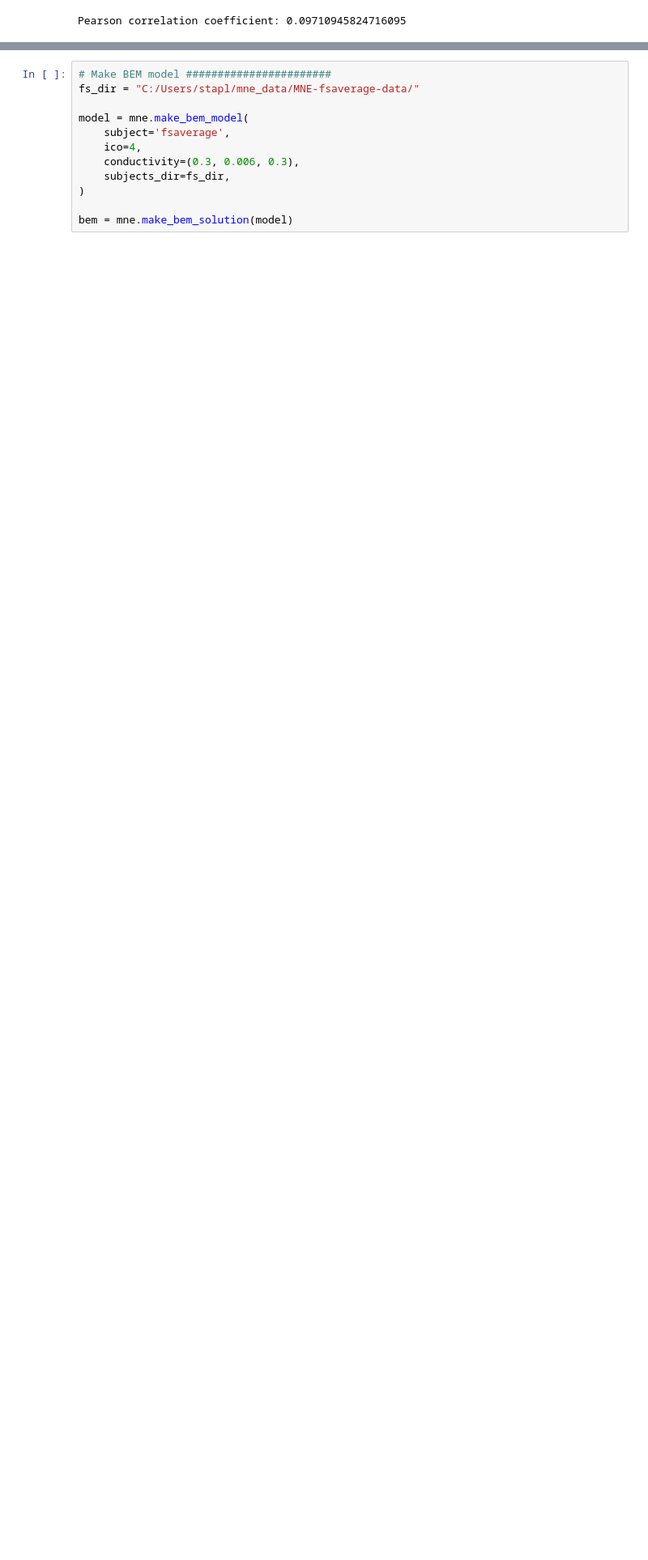
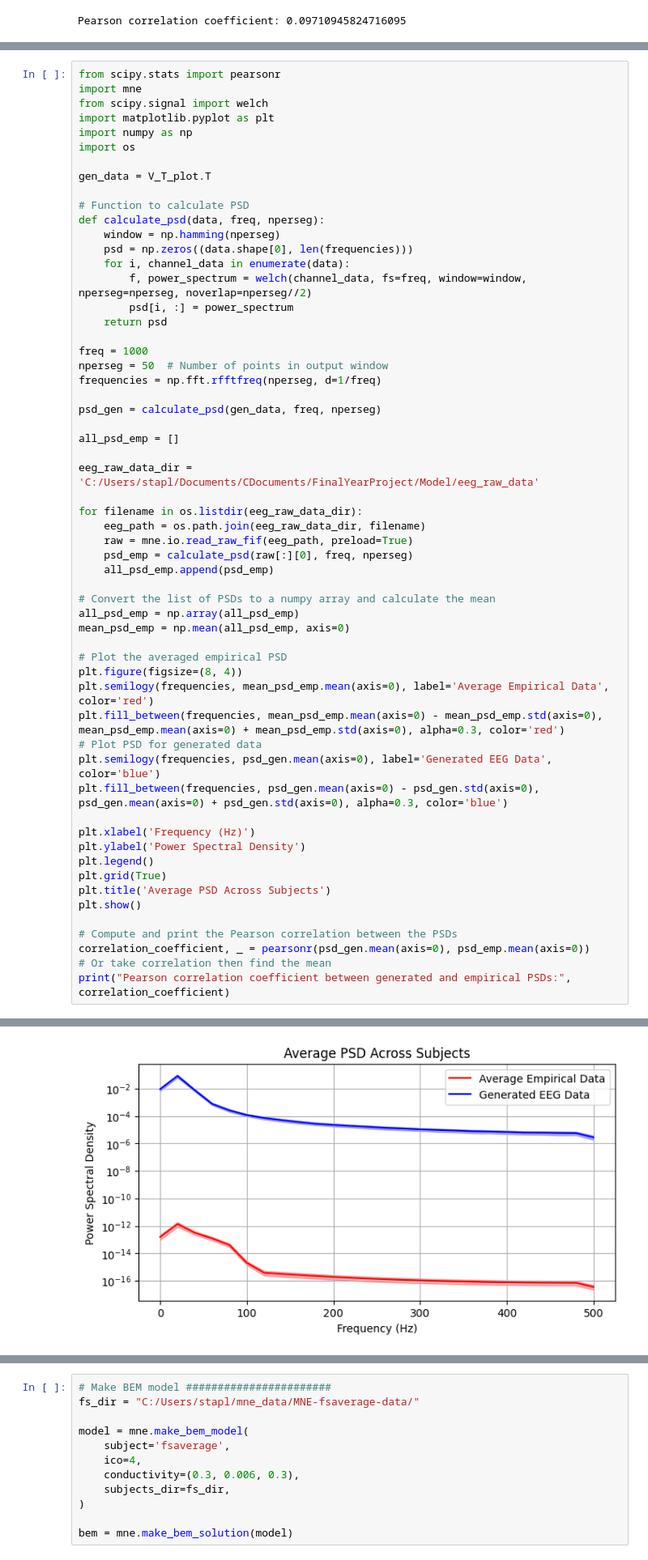
Before and after one commit to emias12/FinalYearProject, a Jupyter notebook: Jansen&Rit.ipynb, the cells around one changed output, grey strips where cells are left out. Shown at 81% size. Cells and saved outputs as stored; diff of their text form; blank space fills up the shorter version.

```diff
--- a/Jansen&Rit.ipynb
+++ b/Jansen&Rit.ipynb
@@ -310,0 +219,59 @@ Reading c:\Users\stapl\Documents\CDocuments\FinalYearProject\Model\eeg_data\Raw_
+# %%
+from scipy.stats import pearsonr
+import mne
+from scipy.signal import welch
+import matplotlib.pyplot as plt
+import numpy as np
+import os
+
+gen_data = V_T_plot.T
+
+# Function to calculate PSD
+def calculate_psd(data, freq, nperseg):
+    window = np.hamming(nperseg)
+    psd = np.zeros((data.shape[0], len(frequencies)))
+    for i, channel_data in enumerate(data):
+        f, power_spectrum = welch(channel_data, fs=freq, window=window, nperseg=nperseg, noverlap=nperseg//2)
+        psd[i, :] = power_spectrum
+    return psd
+
+freq = 1000
+nperseg = 50  # Number of points in output window
+frequencies = np.fft.rfftfreq(nperseg, d=1/freq)
+
+psd_gen = calculate_psd(gen_data, freq, nperseg)
+
+all_psd_emp = []
+
+eeg_raw_data_dir = 'C:/Users/stapl/Documents/CDocuments/FinalYearProject/Model/eeg_raw_data'
+
+for filename in os.listdir(eeg_raw_data_dir):
+    eeg_path = os.path.join(eeg_raw_data_dir, filename)
+    raw = mne.io.read_raw_fif(eeg_path, preload=True)
+    psd_emp = calculate_psd(raw[:][0], freq, nperseg)
+    all_psd_emp.append(psd_emp)
+
+# Convert the list of PSDs to a numpy array and calculate the mean
+all_psd_emp = np.array(all_psd_emp)
+mean_psd_emp = np.mean(all_psd_emp, axis=0)
+
+# Plot the averaged empirical PSD
+plt.figure(figsize=(8, 4))
+plt.semilogy(frequencies, mean_psd_emp.mean(axis=0), label='Average Empirical Data', color='red')
+plt.fill_between(frequencies, mean_psd_emp.mean(axis=0) - mean_psd_emp.std(axis=0), mean_psd_emp.mean(axis=0) + mean_psd_emp.std(axis=0), alpha=0.3, color='red')
+# Plot PSD for generated data
+plt.semilogy(frequencies, psd_gen.mean(axis=0), label='Generated EEG Data', color='blue')
+plt.fill_between(frequencies, psd_gen.mean(axis=0) - psd_gen.std(axis=0), psd_gen.mean(axis=0) + psd_gen.std(axis=0), alpha=0.3, color='blue')
+
+plt.xlabel('Frequency (Hz)')
+plt.ylabel('Power Spectral Density')
+plt.legend()
+plt.grid(True)
+plt.title('Average PSD Across Subjects')
+plt.show()
+
+# Compute and print the Pearson correlation between the PSDs
+correlation_coefficient, _ = pearsonr(psd_gen.mean(axis=0), psd_emp.mean(axis=0))
+# Or take correlation then find the mean
+print("Pearson correlation coefficient between generated and empirical PSDs:", correlation_coefficient)
+# %% [output]
@@ -310,0 +295 @@ Reading c:\Users\stapl\Documents\CDocuments\FinalYearProject\Model\eeg_data\Raw_
+[figure, added]
```
Also changed, not shown: parts of 2 cells of this notebook, 2 other files.
